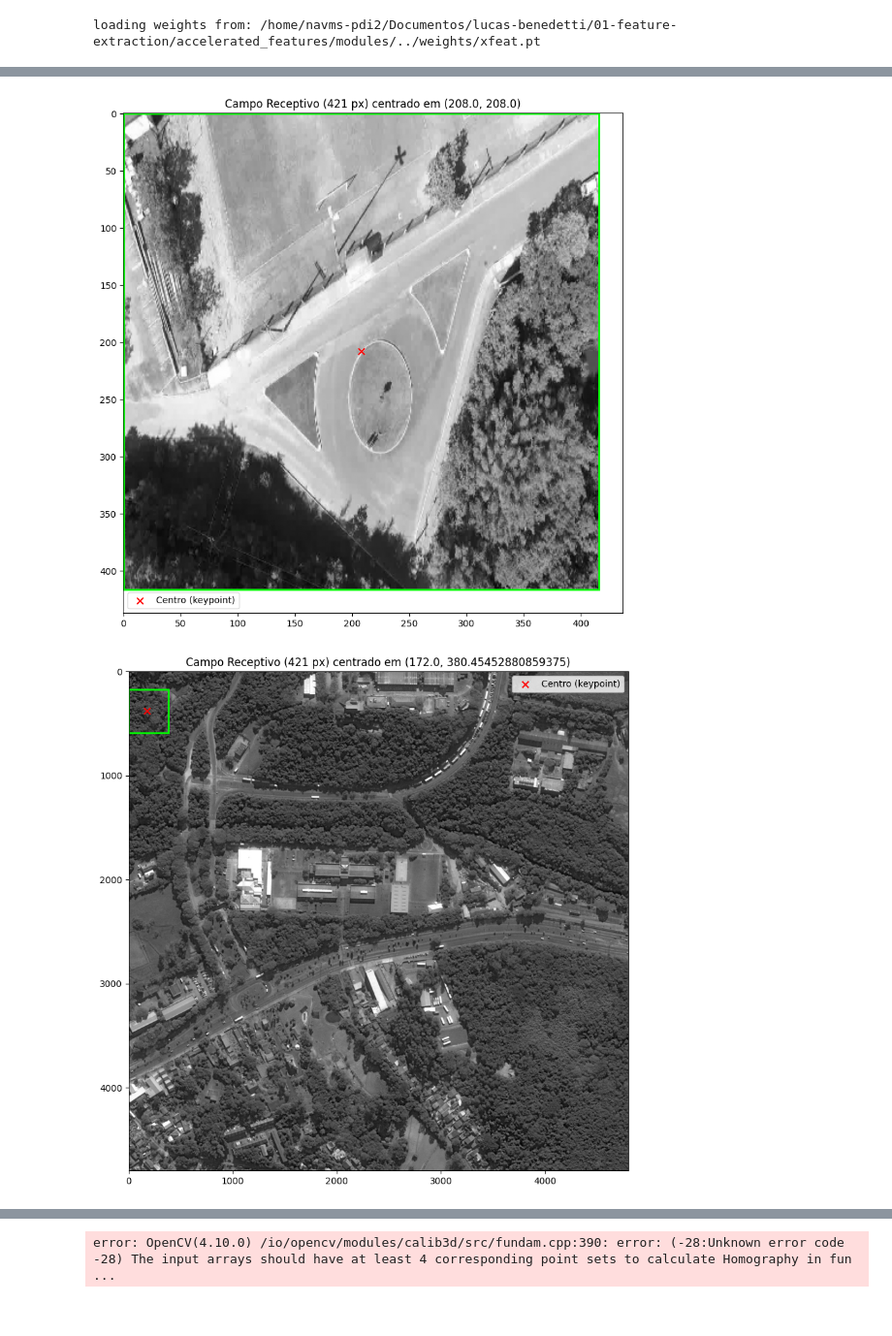
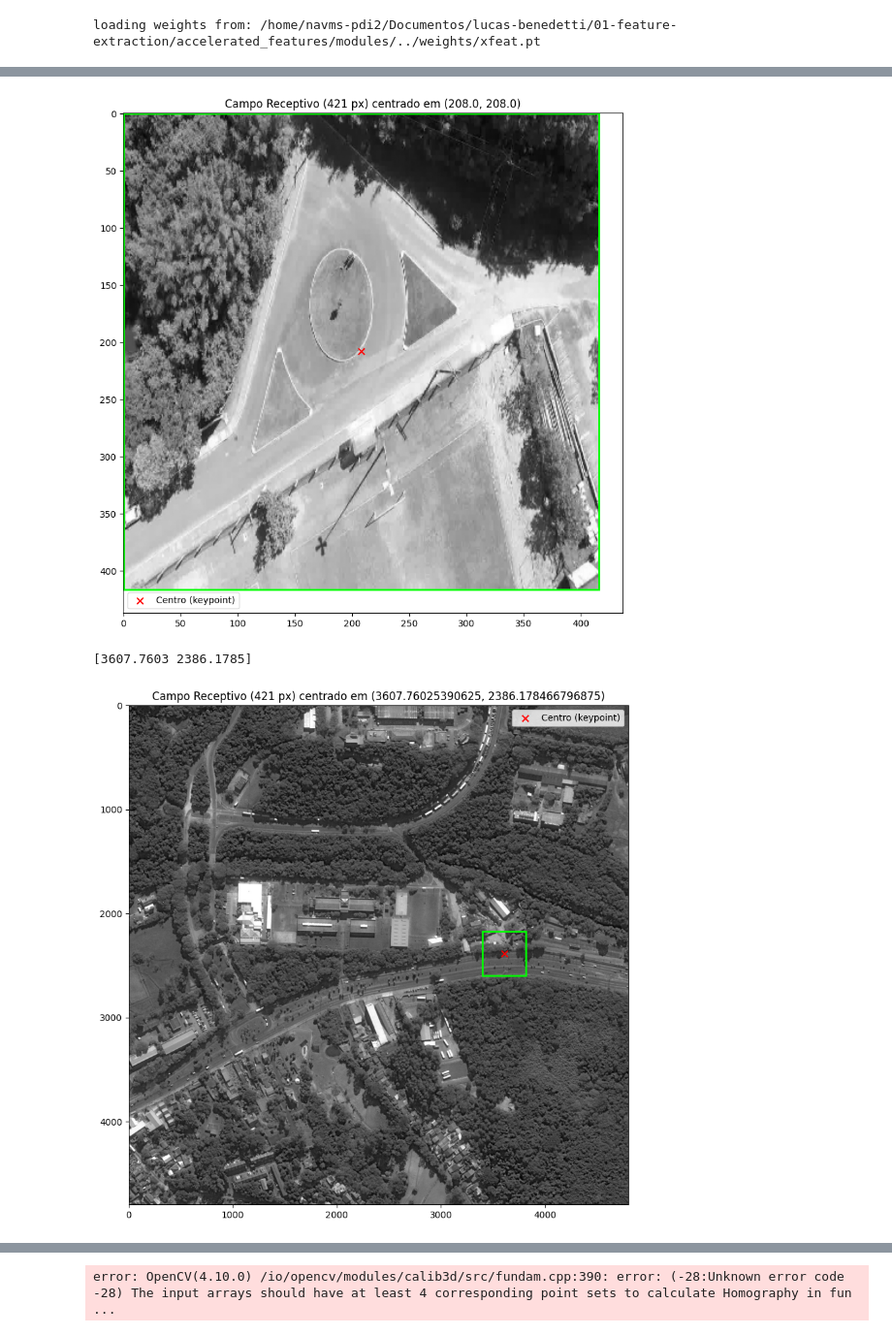
Before and after one commit to benedettilucas/particle-to-embedding, a Jupyter notebook: extractors.ipynb, the cells around one changed output, grey strips where cells are left out. Shown at 97% size. Cells and saved outputs as stored; diff of their text form; code cells hidden in the pictures.

```diff
--- a/extractors.ipynb
+++ b/extractors.ipynb
@@ -88,21 +88,23 @@ scene_input = {"image": transforms.ToTensor()(scene_img).unsqueeze(0)}
 reference_img = Image.open('009-align.jpg').convert("L")
 reference_input = {"image": transforms.ToTensor()(reference_img).unsqueeze(0)}
 
-particles_kpts = generate_random_keypoints((4800, 4800), num_keypoints=1, operation=("localized", (2780, 1707), 70), device="cuda")
+particles_kpts = generate_random_keypoints((4800, 4800), num_keypoints=10, operation=("localized", (2860, 1700), 500), device="cuda")
+gt_kpt = torch.tensor([[[2860, 1700]]], device='cuda:0')
+particles_kpts = torch.cat((particles_kpts, gt_kpt), dim=1)
 
-#feats0 = xfeat.detectAndCompute(scene_input["image"], top_k = 8096)[0]
 feats0 = xfeat.computeAtKeypoints(scene_input["image"], particles_kpts)[0]
 feats1 = xfeat.detectAndCompute(reference_input["image"], top_k = 1)[0]
 
 desc = xfeat.computeGlobalDescriptor(reference_input["image"])[0]
-print(desc['keypoints'])  # torch.Size([1, 256])
-
+h, w = reference_input['image'].shape[2:]
+keypoints_desc = torch.tensor([[w/2,h/2]])
 
 feats0.update({'image_size': (scene_input['image'][0][0].shape[1], scene_input['image'][0][0].shape[0])})
 feats1.update({'image_size': (reference_input["image"][0][0].shape[1], reference_input["image"][0][0].shape[0])})
+desc.update({'image_size': (keypoints_desc[0][0], keypoints_desc[0][1])})
 
 #Update with image resolution (required)
-mkpts_0, mkpts_1, _, output = xfeat.match_lighterglue(feats0, feats1)
+mkpts_0, mkpts_1, _, output = xfeat.match_lighterglue(feats0, desc)
 print(mkpts_0, mkpts_1)
 
 keypoints = particles_kpts[0]
@@ -116,4 +118,16 @@ if keypoints is not None:
     plt.show()
 else:
     print("A saída não contém 'keypoints'")
+
+keypoints = keypoints_desc
+if keypoints is not None:
+    keypoints = keypoints.detach().cpu().numpy()  # [N,2]
+    plt.figure(figsize=(12,12))
+    plt.imshow(reference_img, cmap="gray")
+    plt.scatter(keypoints[:,0], keypoints[:,1], c='r', s=10)  # x,y
+    plt.title("Keypoints detectados pelo SuperPoint")
+    plt.axis("off")
+    plt.show()
+else:
+    print("A saída não contém 'keypoints'")
 # %% [output]
@@ -239,12 +208,13 @@ keypoint = desc['keypoints'][0].cpu().numpy()  # centro da imagem 1280x704
 nadir = xfeat.x_receptive
 plot_receptive_field(nadir, keypoint, rf_size=421, stride=32)
 # %% [output]
-[figure, old version]
+[figure, new version]
 # %%
 #2853 1681
-keypoint = feats1['keypoints'][0].cpu().numpy()  # centro da imagem 1280x704
-
+keypoint = feats0['keypoints'][0].cpu().numpy()  # centro da imagem 1280x704
+print(keypoint)
 nadir = xfeat.x_receptive
 plot_receptive_field(scene_input['image'], keypoint, rf_size=421, stride=32)
 # %% [output]
+[3607.7603 2386.1785]
-[figure, old version]
+[figure, new version]
```
Also changed, not shown: parts of 9 cells of this notebook.
